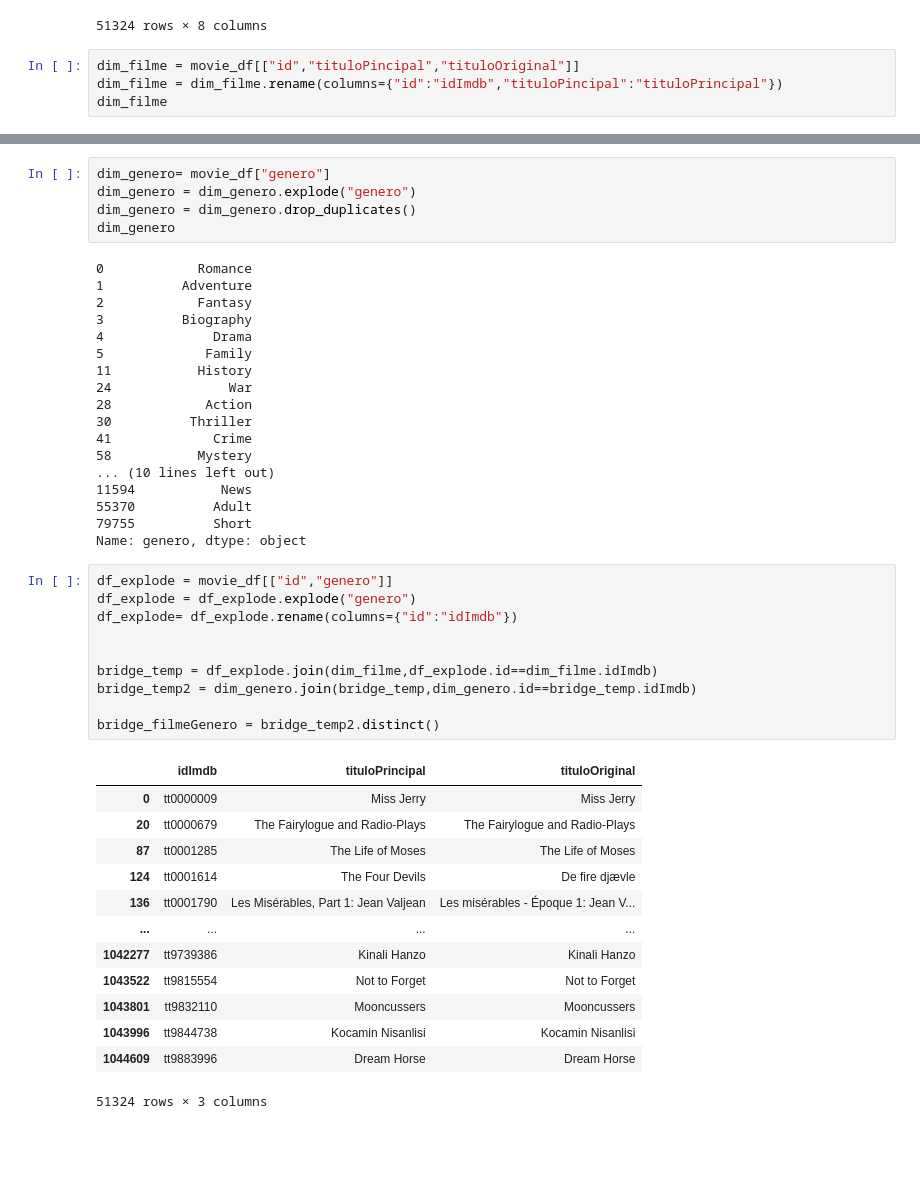
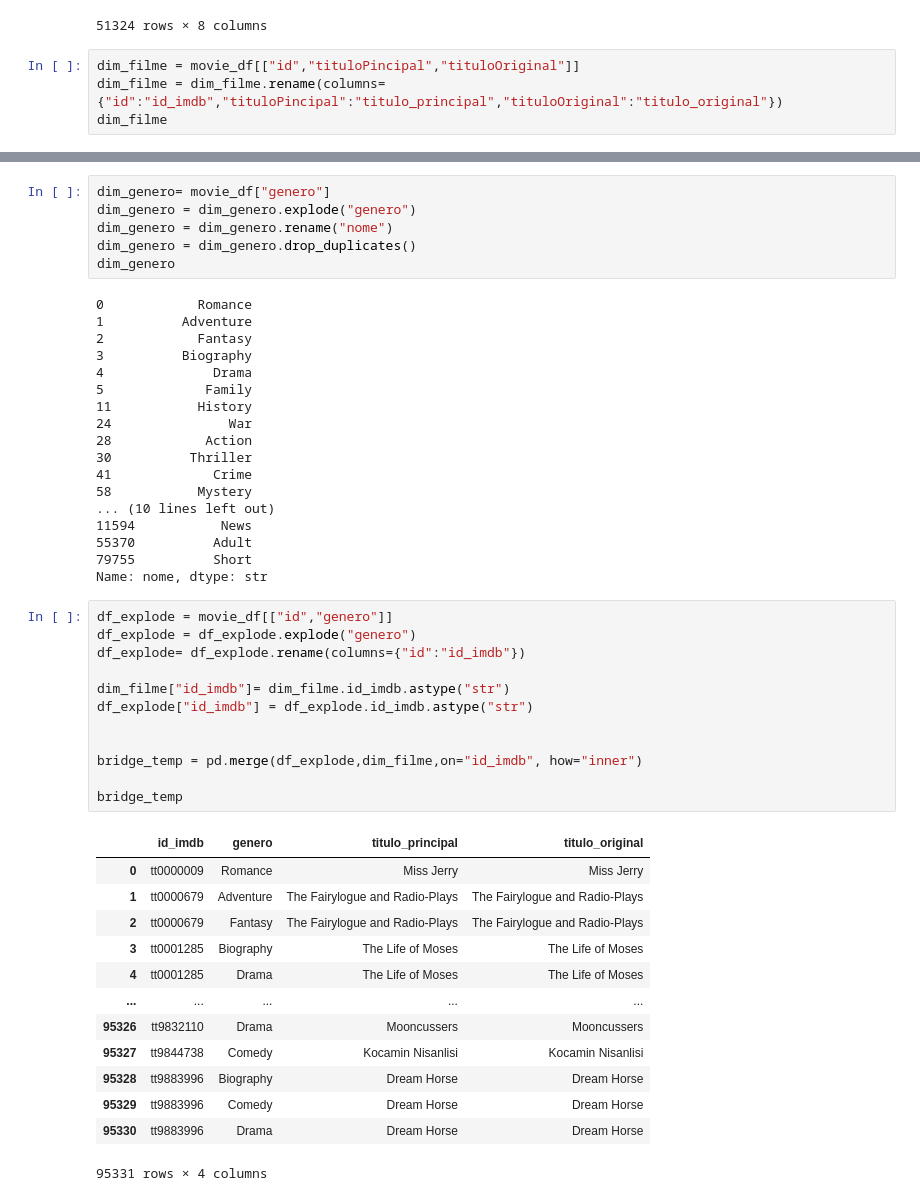
Before and after one commit to duduSC/trabalho_BI, a Jupyter notebook: etl.ipynb, the cells around one changed output, grey strips where cells are left out. Cells and saved outputs as stored; diff of their text form; blank space fills up the shorter version.

```diff
--- a/etl.ipynb
+++ b/etl.ipynb
@@ -45,6 +78,6 @@ movie_df
 51324 rows × 8 columns
 # %%
 dim_filme = movie_df[["id","tituloPincipal","tituloOriginal"]]
-dim_filme = dim_filme.rename(columns={"id":"idImdb","tituloPincipal":"tituloPrincipal"})
+dim_filme = dim_filme.rename(columns={"id":"id_imdb","tituloPincipal":"titulo_principal","tituloOriginal":"titulo_original"})
 dim_filme
 # %% [output]
@@ -82,6 +115,7 @@ fato_filme
 # %%
 dim_genero= movie_df["genero"]
 dim_genero = dim_genero.explode("genero")
+dim_genero = dim_genero.rename("nome")
 dim_genero = dim_genero.drop_duplicates()
 dim_genero
 # %% [output]
@@ -101,28 +135,30 @@ dim_genero
 11594           News
 55370          Adult
 79755          Short
-Name: genero, dtype: object
+Name: nome, dtype: str
 # %%
 df_explode = movie_df[["id","genero"]]
 df_explode = df_explode.explode("genero")
-df_explode= df_explode.rename(columns={"id":"idImdb"})
+df_explode= df_explode.rename(columns={"id":"id_imdb"})
+
+dim_filme["id_imdb"]= dim_filme.id_imdb.astype("str")
+df_explode["id_imdb"] = df_explode.id_imdb.astype("str")
 
 
-bridge_temp = df_explode.join(dim_filme,df_explode.id==dim_filme.idImdb)
-bridge_temp2 = dim_genero.join(bridge_temp,dim_genero.id==bridge_temp.idImdb)
+bridge_temp = pd.merge(df_explode,dim_filme,on="id_imdb", how="inner")
 
-bridge_filmeGenero = bridge_temp2.distinct()
+bridge_temp
 # %% [output]
-|  | idImdb | tituloPrincipal | tituloOriginal |
-| 0 | tt0000009 | Miss Jerry | Miss Jerry |
-| 20 | tt0000679 | The Fairylogue and Radio-Plays | The Fairylogue and Radio-Plays |
-| 87 | tt0001285 | The Life of Moses | The Life of Moses |
-| 124 | tt0001614 | The Four Devils | De fire djævle |
-| 136 | tt0001790 | Les Misérables, Part 1: Jean Valjean | Les misérables - Époque 1: Jean V... |
-| ... | ... | ... | ... |
-| 1042277 | tt9739386 | Kinali Hanzo | Kinali Hanzo |
-| 1043522 | tt9815554 | Not to Forget | Not to Forget |
-| 1043801 | tt9832110 | Mooncussers | Mooncussers |
-| 1043996 | tt9844738 | Kocamin Nisanlisi | Kocamin Nisanlisi |
-| 1044609 | tt9883996 | Dream Horse | Dream Horse |
+|  | id_imdb | genero | titulo_principal | titulo_original |
+| 0 | tt0000009 | Romance | Miss Jerry | Miss Jerry |
+| 1 | tt0000679 | Adventure | The Fairylogue and Radio-Plays | The Fairylogue and Radio-Plays |
+| 2 | tt0000679 | Fantasy | The Fairylogue and Radio-Plays | The Fairylogue and Radio-Plays |
+| 3 | tt0001285 | Biography | The Life of Moses | The Life of Moses |
+| 4 | tt0001285 | Drama | The Life of Moses | The Life of Moses |
+| ... | ... | ... | ... | ... |
+| 95326 | tt9832110 | Drama | Mooncussers | Mooncussers |
+| 95327 | tt9844738 | Comedy | Kocamin Nisanlisi | Kocamin Nisanlisi |
+| 95328 | tt9883996 | Biography | Dream Horse | Dream Horse |
+| 95329 | tt9883996 | Comedy | Dream Horse | Dream Horse |
+| 95330 | tt9883996 | Drama | Dream Horse | Dream Horse |
-51324 rows × 3 columns
+95331 rows × 4 columns
```
Also changed, not shown: parts of 11 cells of this notebook, 1 other file.
